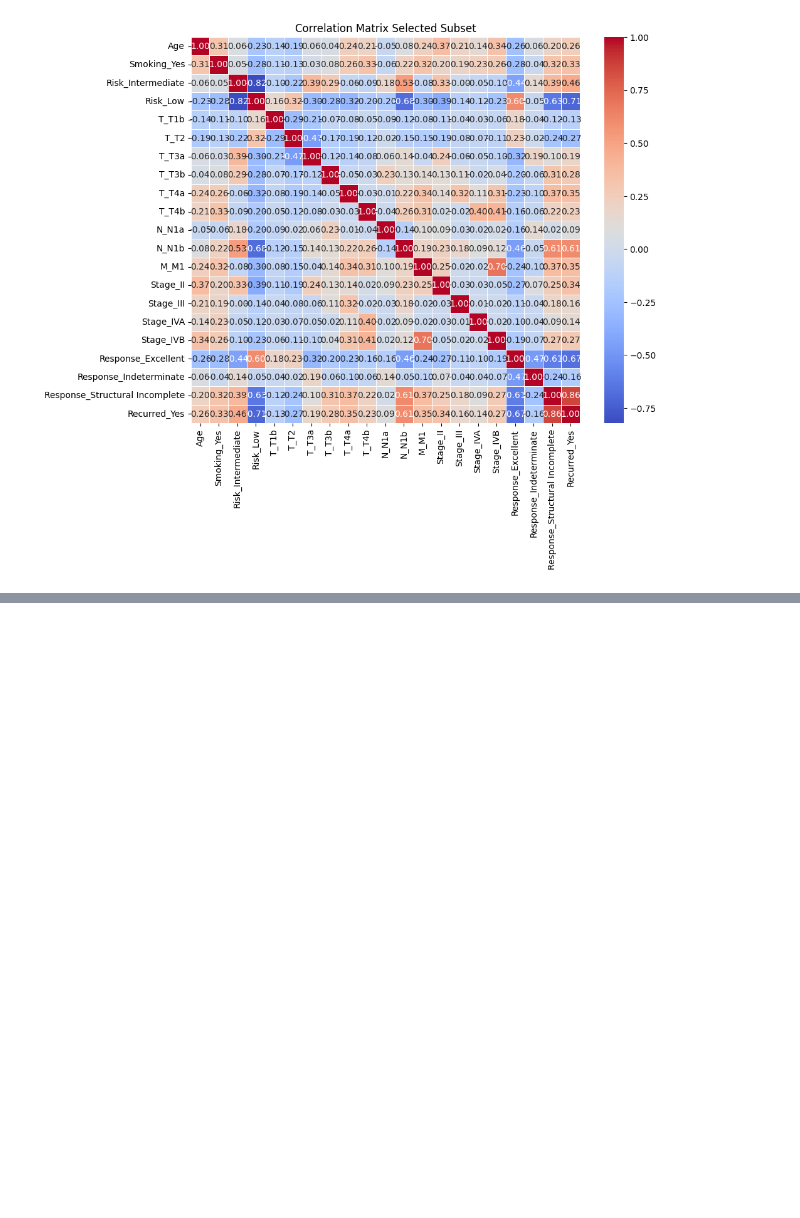
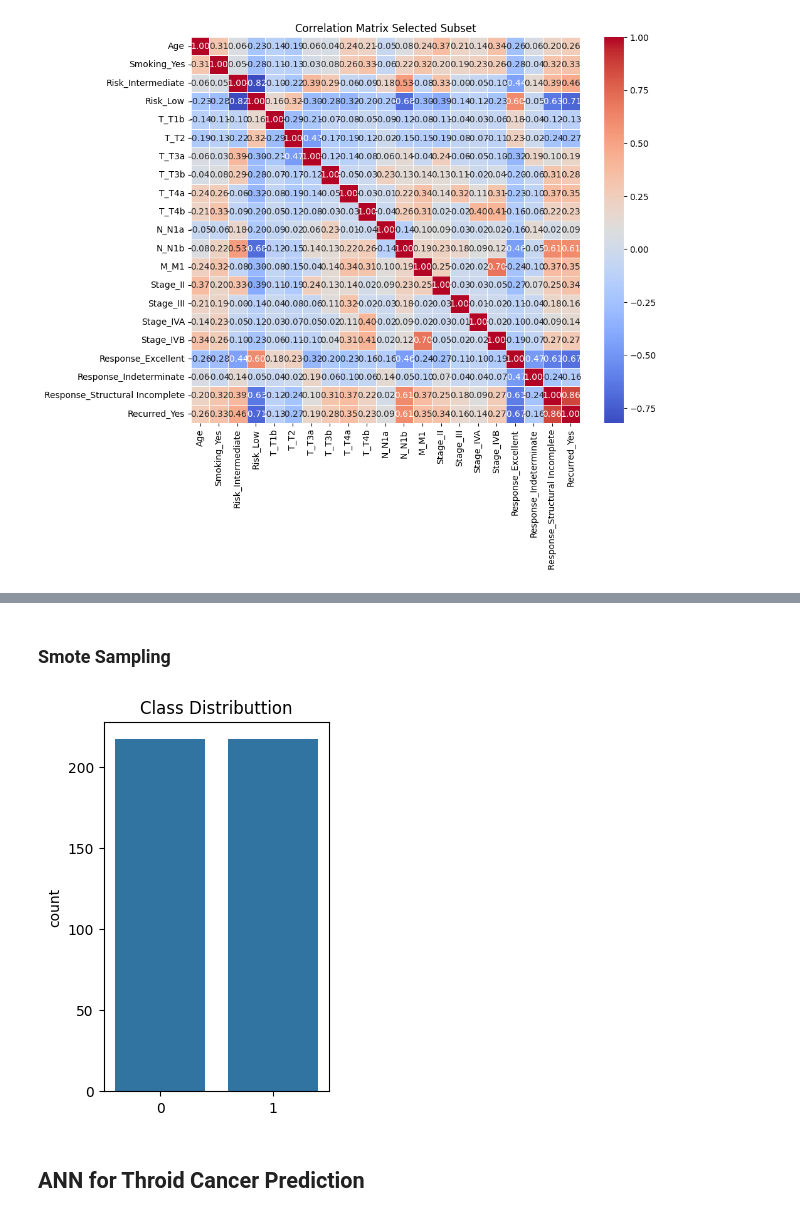
Before and after one commit to raakanaka/Learn-Machine-Learning, a Jupyter notebook: Throid_Cancer.ipynb, the cells around one changed output, grey strips where cells are left out. Cells and saved outputs as stored; diff of their text form; code cells hidden in the pictures; blank space fills up the shorter version.

```diff
--- a/Throid_Cancer.ipynb
+++ b/Throid_Cancer.ipynb
@@ -109,0 +124,27 @@ Text(0.5, 1.0, 'Correlation Matrix Selected Subset')
+# %%
+df_subset_encoded = pd.get_dummies(df[['Age', 'Smoking', 'Risk', 'T', 'N', 'M', 'Stage', 'Response', 'Recurred']], drop_first=True)
+
+X = df_subset_encoded.drop('Recurred_Yes', axis=1).values
+y = df_subset_encoded['Recurred_Yes'].values
+
+X_train, X_test, y_train, y_test = train_test_split(X, y, test_size = 0.2, random_state=42)
+
+scaler = StandardScaler()
+X_train = scaler.fit_transform(X_train)
+X_test = scaler.transform(X_test)
+# %% [markdown]
+### Smote Sampling
+# %%
+from imblearn.over_sampling import SMOTE
+smote = SMOTE(random_state=42)
+X_train_resampled, y_train_resampled = smote.fit_resample(X_train, y_train)
+# %%
+plt.subplot(1, 2, 2 )
+sns.countplot(x=y_train_resampled)
+plt.title('Class Distributtion')
+
+plt.show()
+# %% [output]
+[figure, added]
+# %% [markdown]
+## ANN for Throid Cancer Prediction
```
Also changed, not shown: parts of 2 cells of this notebook.
